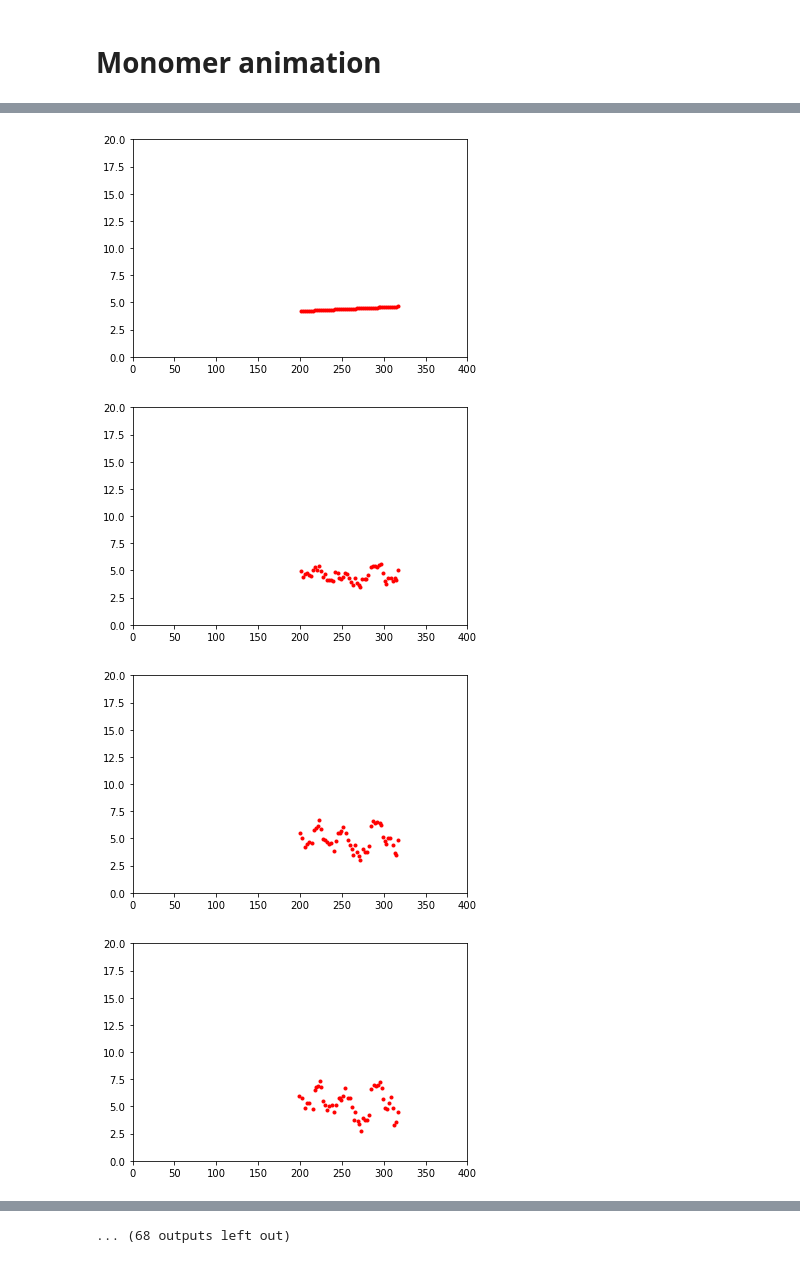
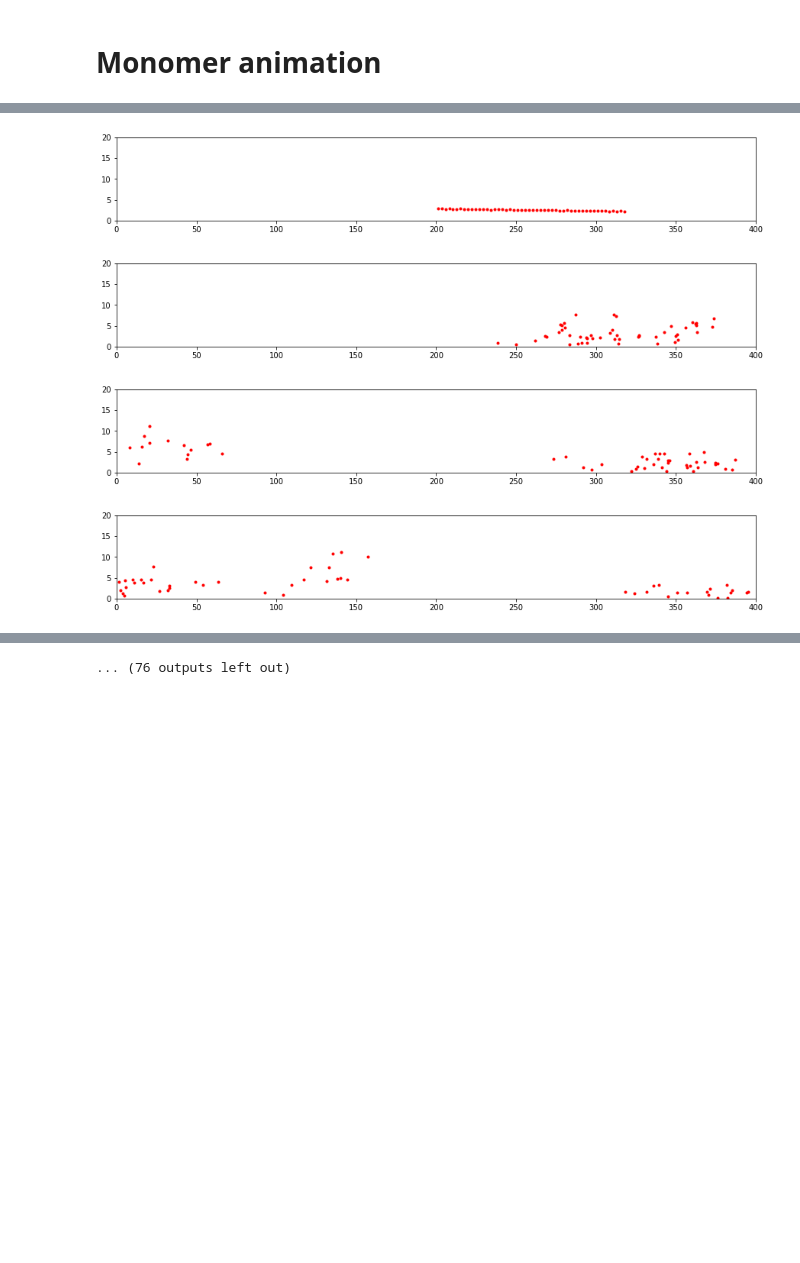
Before and after one commit to SaphCode/MPCD, a Jupyter notebook: Analysis/Evaluation.ipynb, the cells around one changed output, grey strips where cells are left out. Saved outputs shown, nothing was run; the diff lists cells and outputs as text; code cells hidden in the pictures; blank space fills up the shorter version.

```diff
--- a/Analysis/Evaluation.ipynb
+++ b/Analysis/Evaluation.ipynb
@@ -19,7 +16,7 @@ import os
 # %%
 with_obstacles = False
 
-data_from = 'Experiment 4 (400x20, g=0.01)'
+data_from = 'Experiment 1 (400x20, g=0.1)'
 path = "Data/" + data_from
 
 csv = ".csv"
@@ -350,15 +335,15 @@ KeyboardInterrupt:
 # %%
 point_size = 3
 for it, df in enumerate(monomers_t):
     if (it % 200 == 0):
+        plt.figure(figsize = (15,2))
         scatter = plt.plot(df['x'], df['y'], 'o', markersize = point_size, color = 'red')
         plt.xlim((0, 400))
         plt.ylim((0, 20))
-        #plt.grid()
         plt.savefig(f"Test/monomer_plot_{it}.png")
         plt.show()
 # %% [output]
-[figure, old version]
+[figure, new version]
-[figure, old version]
+[figure, new version]
-[figure, old version]
+[figure, new version]
-[figure, old version]
+[figure, new version]
@@ -373,4 +358,4 @@ for it, df in enumerate(monomers_t):
-... (68 outputs left out)
+... (76 outputs left out)
 # %%
 def truncLennardJones(d):
     tuning = 1
```
Also changed, not shown: parts of 7 cells of this notebook, 4 other files.
